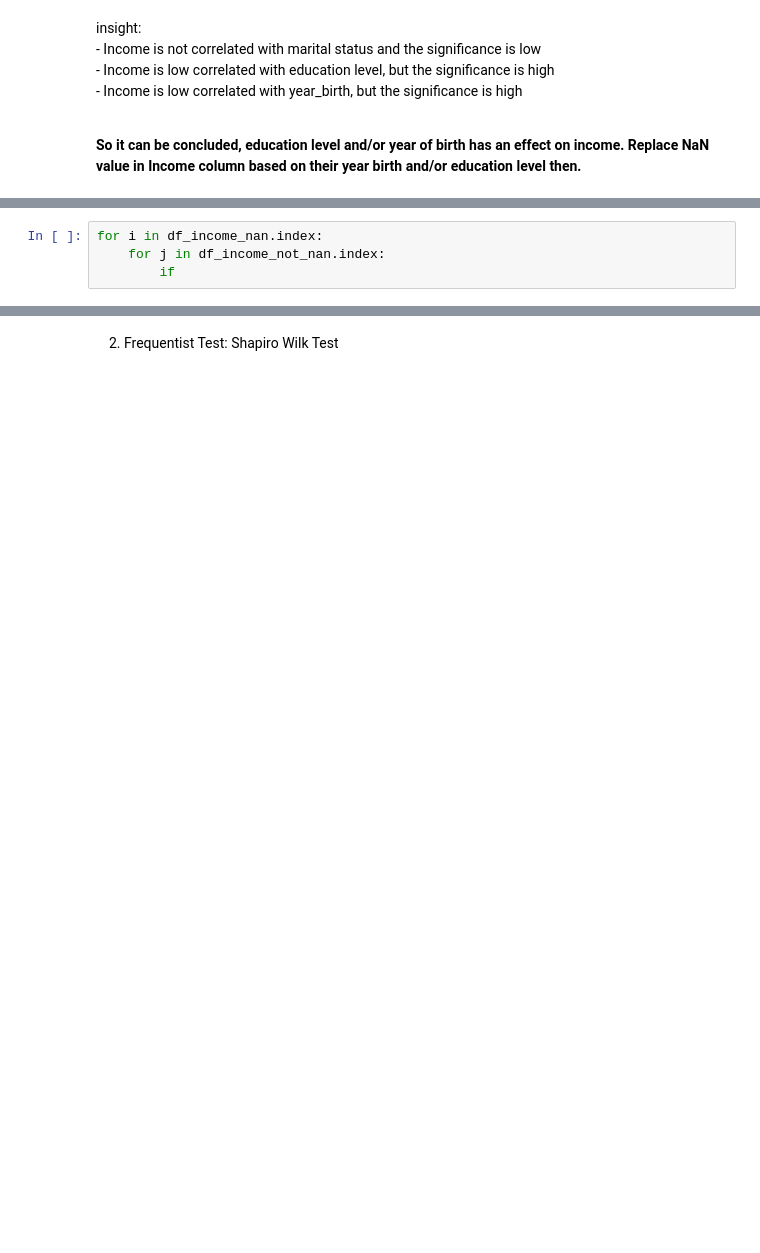
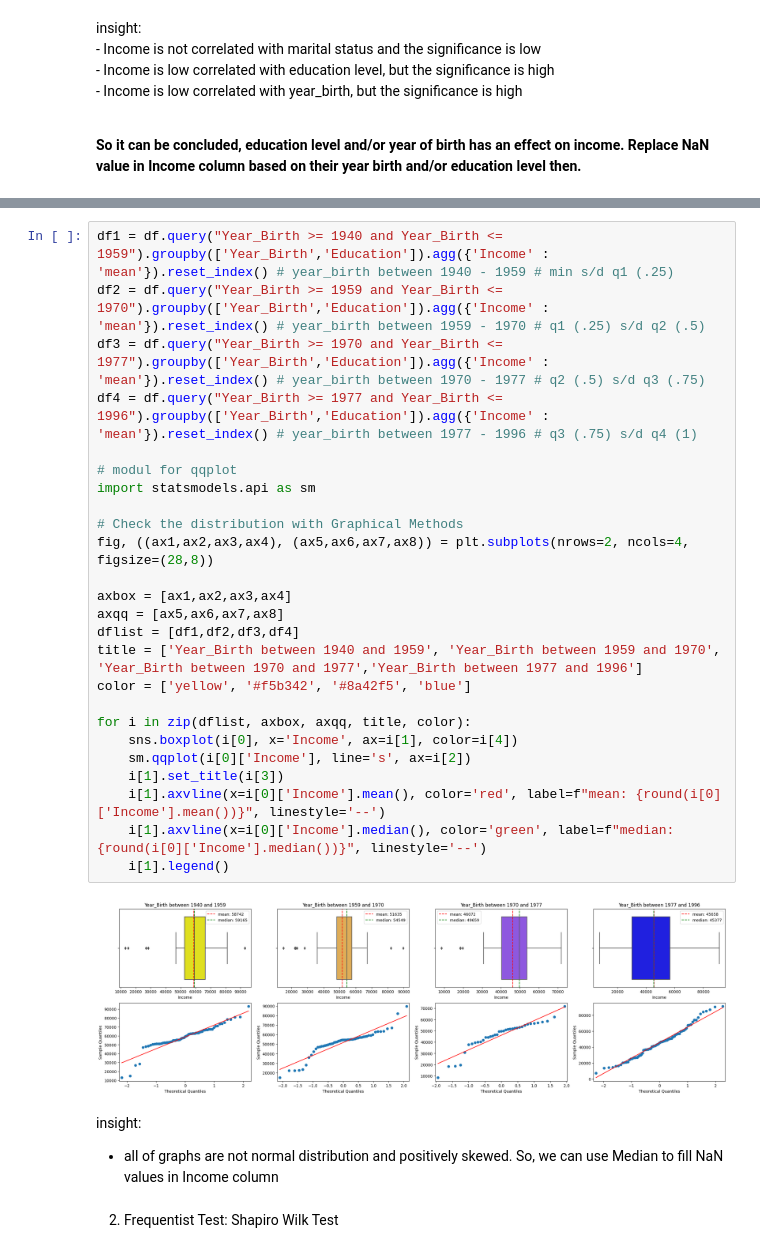
Before and after one commit to fnkhairudin/CapstoneProjectModul2, a Jupyter notebook: notebooks/dataCleaning.ipynb, the cells around one changed output, grey strips where cells are left out. Saved outputs shown, nothing was run; the diff lists cells and outputs as text; blank space fills up the shorter version.

Commit message:
handling NaN Income

```diff
--- a/notebooks/dataCleaning.ipynb
+++ b/notebooks/dataCleaning.ipynb
@@ -290,4 +253,0 @@ df_income_not_nan.groupby(['Year_Birth','Education']).agg({'Income' : 'mean'}).r
-# %%
-for i in df_income_nan.index:
-    for j in df_income_not_nan.index:
-        if
@@ -321,3 +271,33 @@ ax2.legend();
+# %%
+df1 = df.query("Year_Birth >= 1940 and Year_Birth <= 1959").groupby(['Year_Birth','Education']).agg({'Income' : 'mean'}).reset_index() # year_birth between 1940 - 1959 # min s/d q1 (.25)
+df2 = df.query("Year_Birth >= 1959 and Year_Birth <= 1970").groupby(['Year_Birth','Education']).agg({'Income' : 'mean'}).reset_index() # year_birth between 1959 - 1970 # q1 (.25) s/d q2 (.5)
+df3 = df.query("Year_Birth >= 1970 and Year_Birth <= 1977").groupby(['Year_Birth','Education']).agg({'Income' : 'mean'}).reset_index() # year_birth between 1970 - 1977 # q2 (.5) s/d q3 (.75)
+df4 = df.query("Year_Birth >= 1977 and Year_Birth <= 1996").groupby(['Year_Birth','Education']).agg({'Income' : 'mean'}).reset_index() # year_birth between 1977 - 1996 # q3 (.75) s/d q4 (1)
+
+# modul for qqplot
+import statsmodels.api as sm
+
+# Check the distribution with Graphical Methods
+fig, ((ax1,ax2,ax3,ax4), (ax5,ax6,ax7,ax8)) = plt.subplots(nrows=2, ncols=4, figsize=(28,8))
+
+axbox = [ax1,ax2,ax3,ax4]
+axqq = [ax5,ax6,ax7,ax8]
+dflist = [df1,df2,df3,df4]
+title = ['Year_Birth between 1940 and 1959', 'Year_Birth between 1959 and 1970', 'Year_Birth between 1970 and 1977','Year_Birth between 1977 and 1996']
+color = ['yellow', '#f5b342', '#8a42f5', 'blue']
+
+for i in zip(dflist, axbox, axqq, title, color):
+    sns.boxplot(i[0], x='Income', ax=i[1], color=i[4])
+    sm.qqplot(i[0]['Income'], line='s', ax=i[2])
+    i[1].set_title(i[3])
+    i[1].axvline(x=i[0]['Income'].mean(), color='red', label=f"mean: {round(i[0]['Income'].mean())}", linestyle='--')
+    i[1].axvline(x=i[0]['Income'].median(), color='green', label=f"median: {round(i[0]['Income'].median())}", linestyle='--')
+    i[1].legend()
+# %% [output]
+[figure, added]
+# %% [markdown]
+insight:
+- all of graphs are not normal distribution and positively skewed. So, we can use Median to fill NaN values in Income column
 # %% [markdown]
 2. Frequentist Test: Shapiro Wilk Test
 # %%
```
Also changed, not shown: parts of 24 cells of this notebook.
